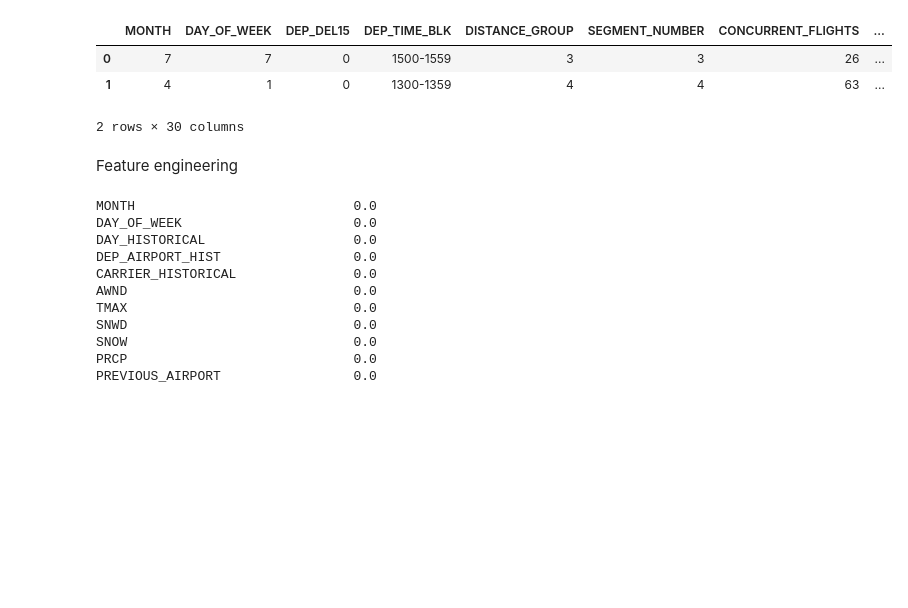
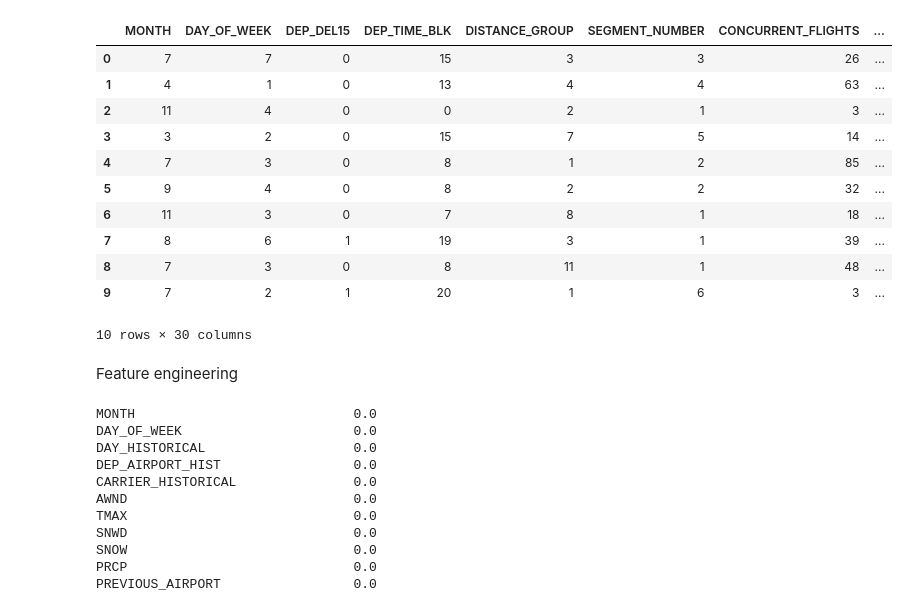
Before and after one commit to aghabekyanv3/flight_delay_prediction, a Jupyter notebook: model.ipynb, the cells around one changed output. Cells and saved outputs as stored; diff of their text form; code cells hidden in the pictures; blank space fills up the shorter version.

```diff
--- a/model.ipynb
+++ b/model.ipynb
@@ -10,12 +11,20 @@ import matplotlib.pyplot as plt
 # %%
 df = pd.read_csv('train.csv')
 # %%
-df.head(2)
+df.head(10)
 # %% [output]
 |  | MONTH | DAY_OF_WEEK | DEP_DEL15 | DEP_TIME_BLK | DISTANCE_GROUP | SEGMENT_NUMBER | CONCURRENT_FLIGHTS | ... |
-| 0 | 7 | 7 | 0 | 1500-1559 | 3 | 3 | 26 | ... |
-| 1 | 4 | 1 | 0 | 1300-1359 | 4 | 4 | 63 | ... |
+| 0 | 7 | 7 | 0 | 15 | 3 | 3 | 26 | ... |
+| 1 | 4 | 1 | 0 | 13 | 4 | 4 | 63 | ... |
+| 2 | 11 | 4 | 0 | 0 | 2 | 1 | 3 | ... |
+| 3 | 3 | 2 | 0 | 15 | 7 | 5 | 14 | ... |
+| 4 | 7 | 3 | 0 | 8 | 1 | 2 | 85 | ... |
+| 5 | 9 | 4 | 0 | 8 | 2 | 2 | 32 | ... |
+| 6 | 11 | 3 | 0 | 7 | 8 | 1 | 18 | ... |
+| 7 | 8 | 6 | 1 | 19 | 3 | 1 | 39 | ... |
+| 8 | 7 | 3 | 0 | 8 | 11 | 1 | 48 | ... |
+| 9 | 7 | 2 | 1 | 20 | 1 | 6 | 3 | ... |
-2 rows × 30 columns
+10 rows × 30 columns
 # %% [markdown]
 Feature engineering
 # %%
```
Also changed, not shown: parts of 8 cells of this notebook.
